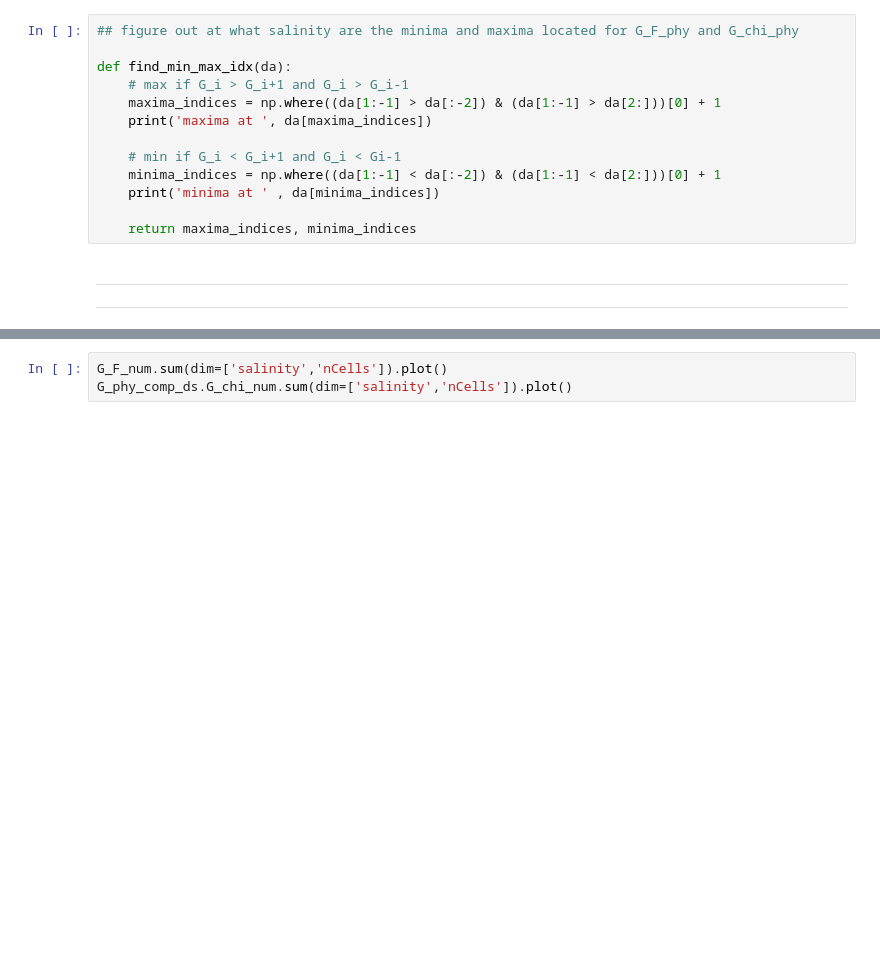
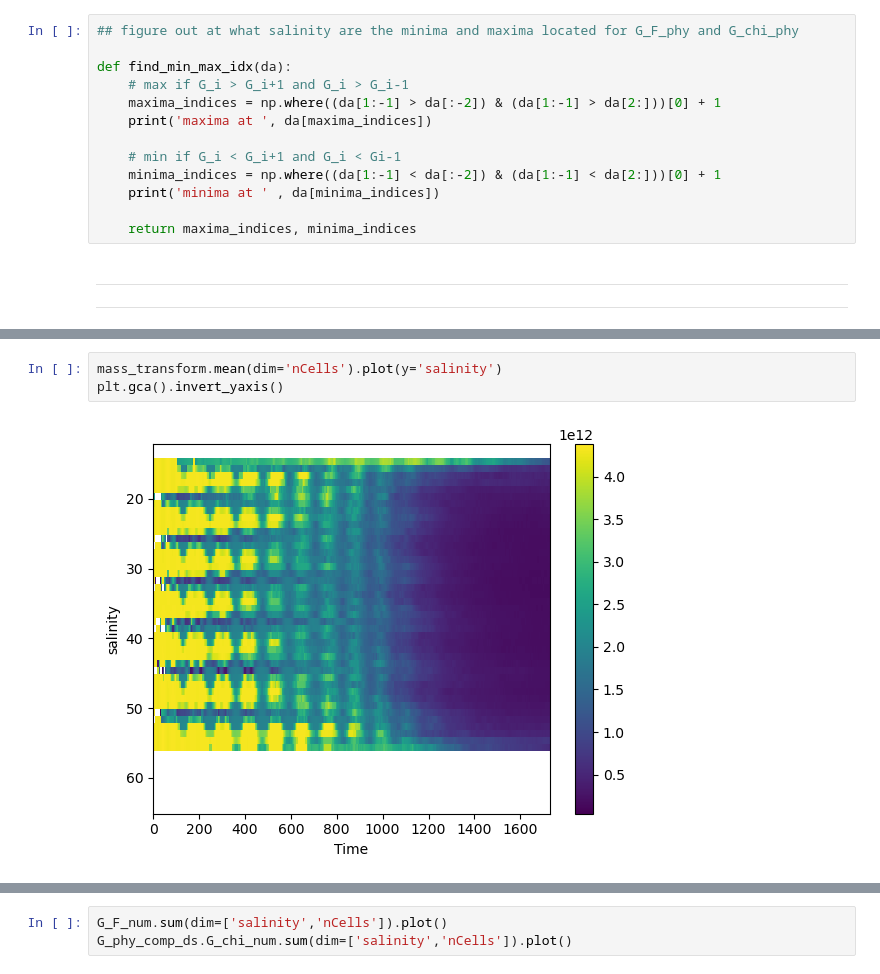
Before and after one commit to kailauyeda/WMT_DVD, a Jupyter notebook: bichan/analysis/preliminary_analysis.ipynb, the cells around one changed output, grey strips where cells are left out. Drawn from its saved outputs; the diff is of its cells as text; blank space fills up the shorter version.

```diff
--- a/bichan/analysis/preliminary_analysis.ipynb
+++ b/bichan/analysis/preliminary_analysis.ipynb
@@ -571,0 +593,5 @@ G_F_num = dM_dt - G_F_outer_time
+# %%
+mass_transform.mean(dim='nCells').plot(y='salinity')
+plt.gca().invert_yaxis()
+# %% [output]
+[figure, added]
```
Also changed, not shown: parts of 24 cells of this notebook, 3 other files.
